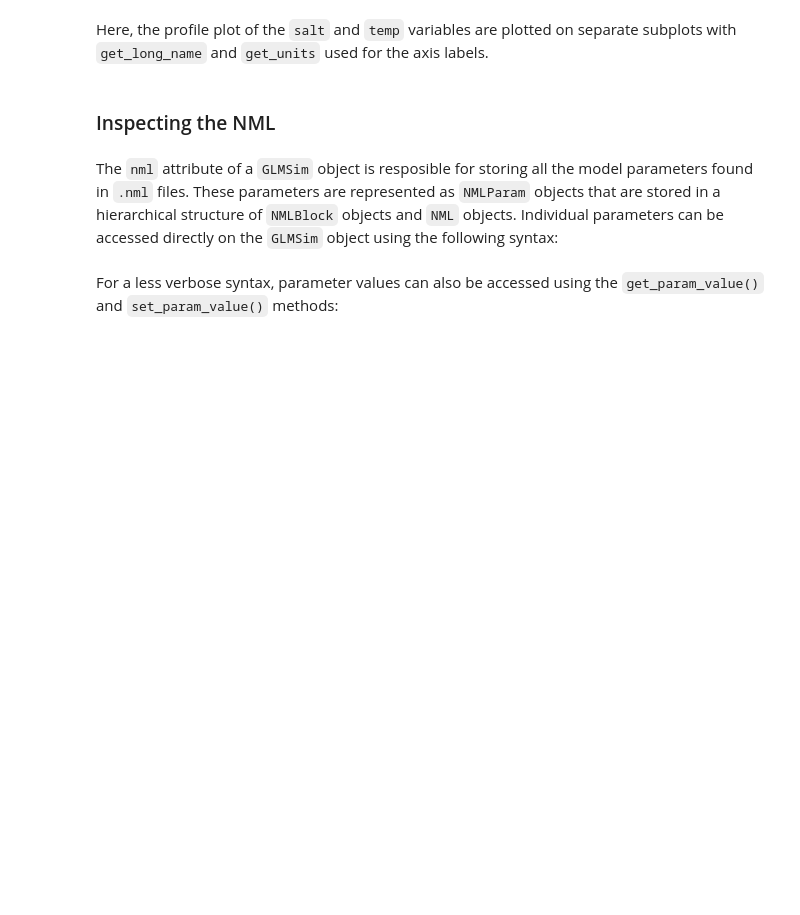
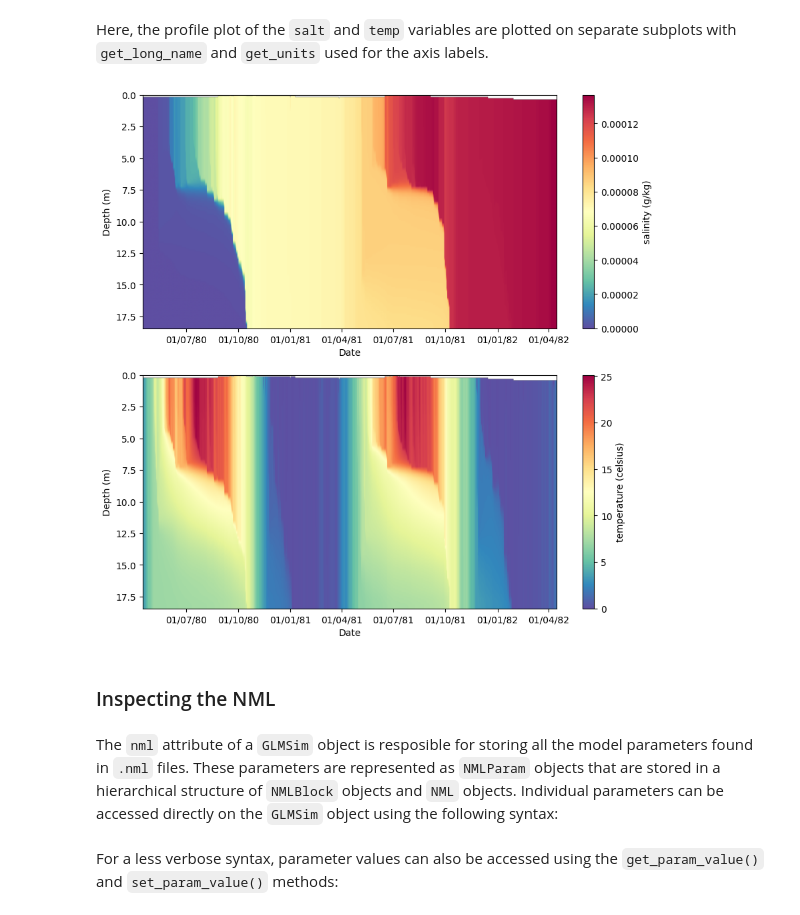
Before and after one commit to FLARE-forecast/glm_python_example, a Jupyter notebook: efi-workshop.ipynb, the cells around one changed output. Drawn from its saved outputs; the diff is of its cells as text; code cells hidden in the pictures; blank space fills up the shorter version.

```diff
--- a/efi-workshop.ipynb
+++ b/efi-workshop.ipynb
@@ -88,5 +90,5 @@ col_bar.set_label("Temperature (°C)")
 - `get_long_name` returns the unabbreviated name of a variable
 - `get_units` returns the units of a variable
 # %%
-vars = nc.get_vars()
+vars = nc.get_profile_vars()
 vars
@@ -95,12 +109,14 @@ Here, the profile plot of the `salt` and `temp` variables are plotted on separat
 # %%
 plot_vars = vars[3:5] # returns ['salt', 'temp']
 fig, axs = plt.subplots(nrows=2, ncols=1, figsize=(10, 10))
 for idx, var, in enumerate(plot_vars):
-    out = nc.plot_var(axs[idx], var)
+    out = nc.plot_var_profile(axs[idx], var)
     long_name = nc.get_long_name(var)
     units = nc.get_units(var)
     col_bar = fig.colorbar(out)
     col_bar.set_label(f"{long_name} ({units})")
+# %% [output]
+[figure, added]
 # %% [markdown]
 ### Inspecting the NML
 # %% [markdown]
```
Also changed, not shown: parts of 17 cells of this notebook, 1 other file.
